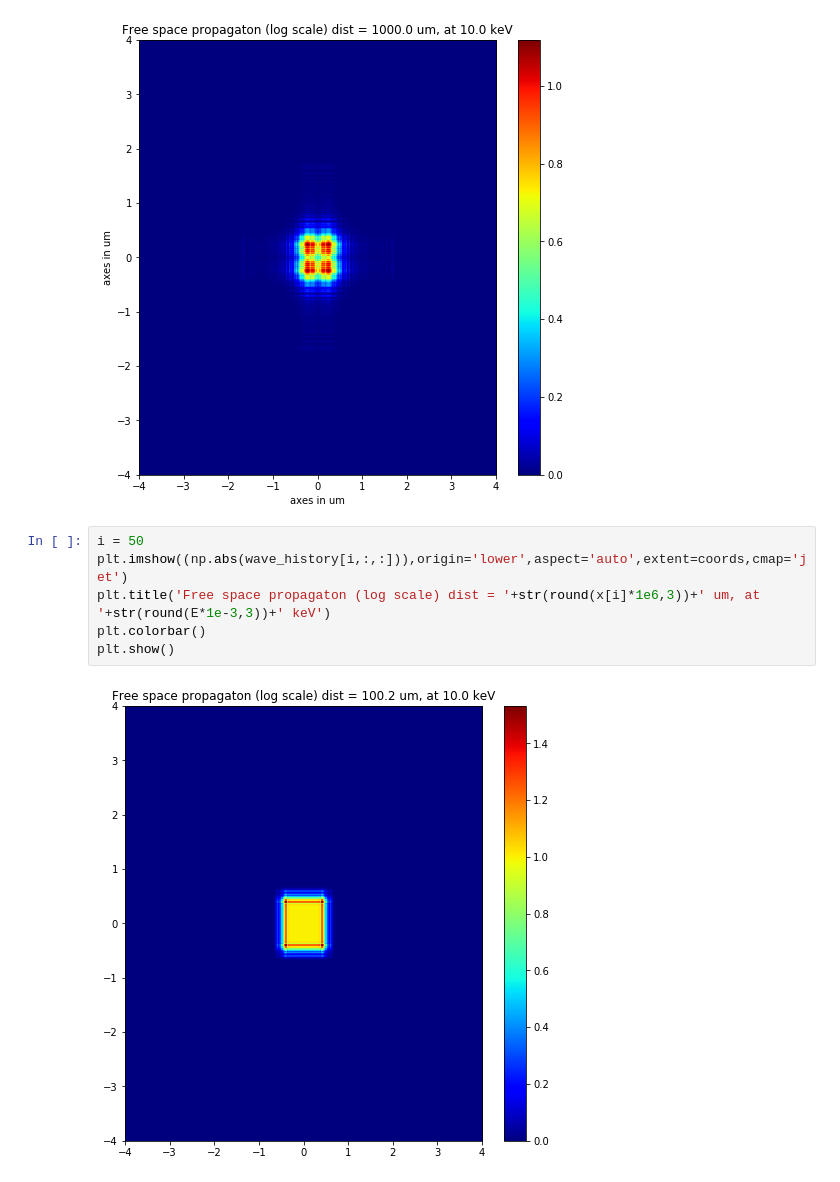
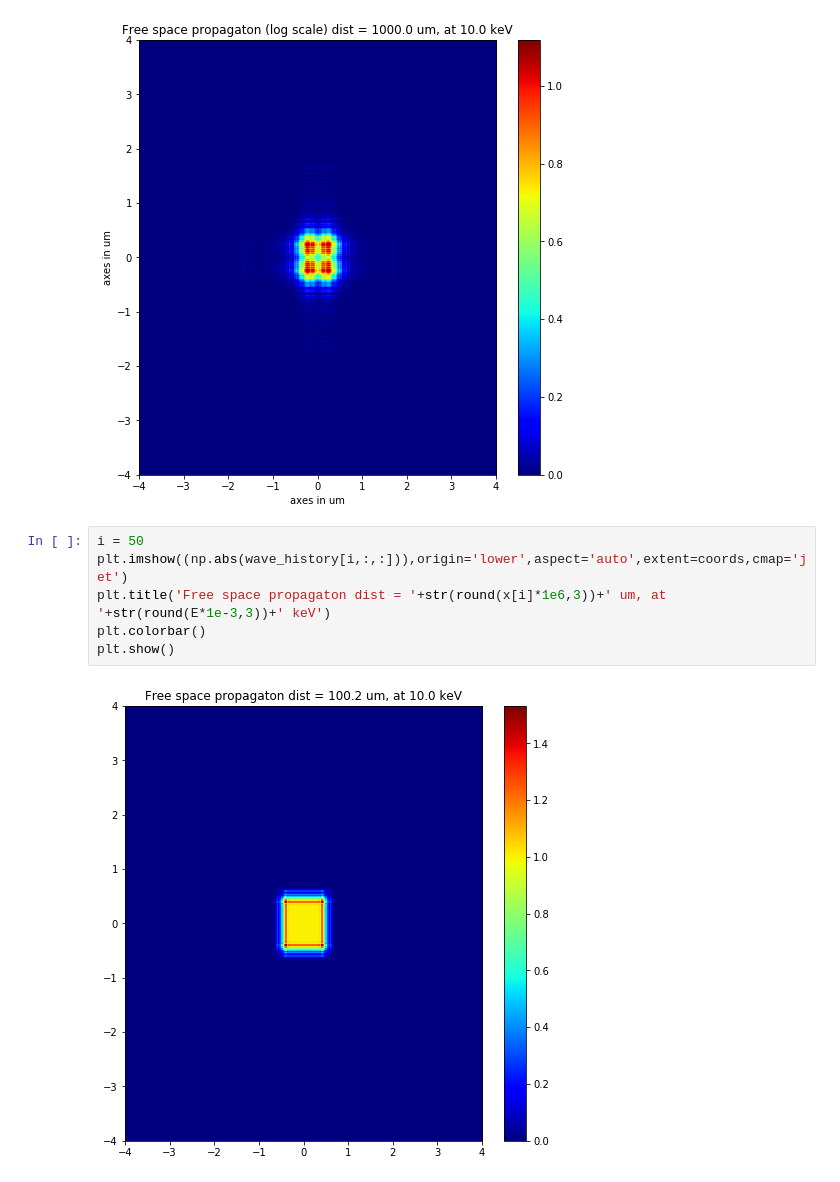
Before and after one commit to s-sajid-ali/xwp, a Jupyter notebook: finite_difference/2d/2d_fd_free_space.ipynb, the cells around one changed output. Saved outputs shown, nothing was run; the diff lists cells and outputs as text.

Commit message:
modified:   finite_difference/2d/.ipynb_checkpoints/2d_fd_free_space-checkpoint.ipynb 	modified:   finite_difference/2d/2d_fd_free_space.ipynb

```diff
--- a/finite_difference/2d/2d_fd_free_space.ipynb
+++ b/finite_difference/2d/2d_fd_free_space.ipynb
@@ -120,8 +120,8 @@ plt.show()
 # %%
 i = 50
 plt.imshow((np.abs(wave_history[i,:,:])),origin='lower',aspect='auto',extent=coords,cmap='jet')
-plt.title('Free space propagaton (log scale) dist = '+str(round(x[i]*1e6,3))+' um, at '+str(round(E*1e-3,3))+' keV')
+plt.title('Free space propagaton dist = '+str(round(x[i]*1e6,3))+' um, at '+str(round(E*1e-3,3))+' keV')
 plt.colorbar()
 plt.show()
 # %% [output]
-[figure, old version]
+[figure, new version]
```
